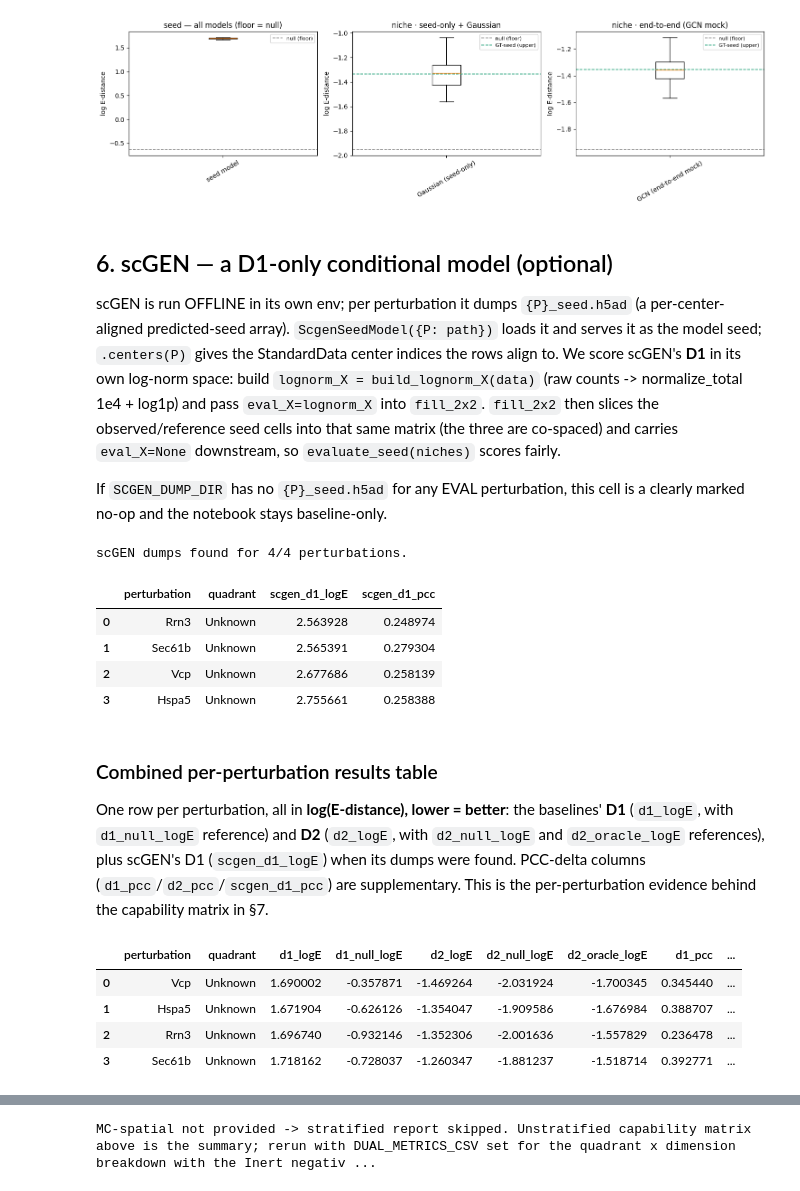
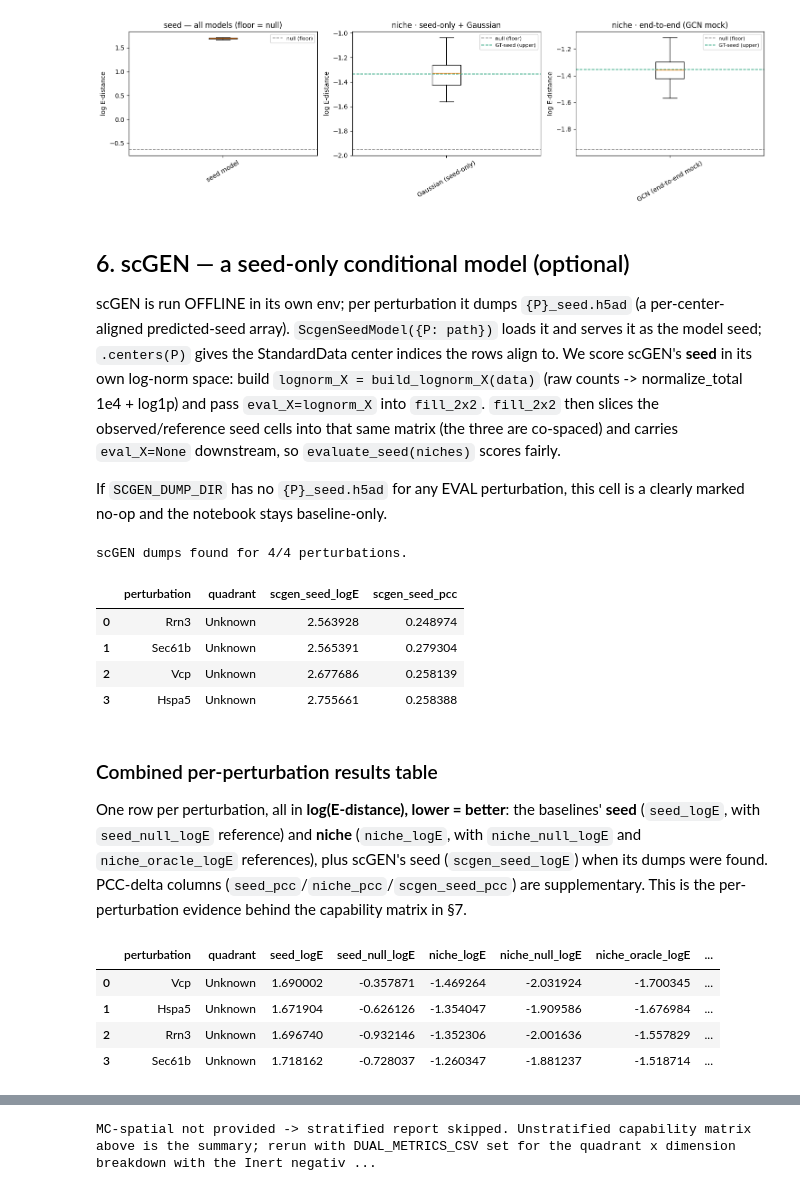
Before and after one commit to cz3900/sp-perturb-benchmark, a Jupyter notebook: notebooks/run_benchmark.executed.ipynb, the cells around one changed output, grey strips where cells are left out. Saved outputs shown, nothing was run; the diff lists cells and outputs as text; code cells hidden in the pictures.

```diff
--- a/notebooks/run_benchmark.executed.ipynb
+++ b/notebooks/run_benchmark.executed.ipynb
@@ -183,15 +183,15 @@ for p in EVAL:
     rows.append(dict(
         perturbation=p,
         quadrant=QUADRANT_OF.get(p, mcj.UNKNOWN),
-        d1_logE=_seed_logE(es.get('model', [])),            # D1 seed (TrivialSeed) log E
-        d1_null_logE=_seed_logE(es.get('null', [])),        # D1 control-seed reference
-        d2_logE=np.log(c['e']['model+learned']),            # D2 niche (deployable) log E
-        d2_null_logE=np.log(c['e']['null']),                # D2 no-effect reference
-        d2_oracle_logE=(np.log(c['e']['oracle']) if 'oracle' in c['e'] else float('nan')),  # D2 ceiling ref
-        d1_pcc=s['pcc_delta'], d2_pcc=c['pcc']['model+learned'],  # supplementary (PCC-delta)
+        seed_logE=_seed_logE(es.get('model', [])),          # seed (TrivialSeed) log E
+        seed_null_logE=_seed_logE(es.get('null', [])),      # seed control-seed reference
+        niche_logE=np.log(c['e']['model+learned']),         # niche (deployable) log E
+        niche_null_logE=np.log(c['e']['null']),             # niche no-effect reference
+        niche_oracle_logE=(np.log(c['e']['oracle']) if 'oracle' in c['e'] else float('nan')),  # niche ceiling ref
+        seed_pcc=s['pcc_delta'], niche_pcc=c['pcc']['model+learned'],  # supplementary (PCC-delta)
         leak_ok=res['leakage_pass'][p],
     ))
-# Sort by D2 log E ascending (lower = better); null/oracle columns are references, not scores.
-base_df = pd.DataFrame(rows).sort_values('d2_logE', ascending=True).reset_index(drop=True)
+# Sort by niche log E ascending (lower = better); null/oracle columns are references, not scores.
+base_df = pd.DataFrame(rows).sort_values('niche_logE', ascending=True).reset_index(drop=True)
 base_df
 # %% [output]
@@ -224,64 +224,64 @@ niche tier-2 : ['GCN (end-to-end mock)'] | refs ['null (floor)', 'GT-seed (upper
 [figure]
 [figure]
 # %% [markdown]
-## 6. scGEN — a D1-only conditional model (optional)
-scGEN is run OFFLINE in its own env; per perturbation it dumps `{P}_seed.h5ad` (a per-center-aligned predicted-seed array). `ScgenSeedModel({P: path})` loads it and serves it as the model seed; `.centers(P)` gives the StandardData center indices the rows align to. We score scGEN's **D1** in its own log-norm space: build `lognorm_X = build_lognorm_X(data)` (raw counts -> normalize_total 1e4 + log1p) and pass `eval_X=lognorm_X` into `fill_2x2`. `fill_2x2` then slices the observed/reference seed cells into that same matrix (the three are co-spaced) and carries `eval_X=None` downstream, so `evaluate_seed(niches)` scores fairly.
+## 6. scGEN — a seed-only conditional model (optional)
+scGEN is run OFFLINE in its own env; per perturbation it dumps `{P}_seed.h5ad` (a per-center-aligned predicted-seed array). `ScgenSeedModel({P: path})` loads it and serves it as the model seed; `.centers(P)` gives the StandardData center indices the rows align to. We score scGEN's **seed** in its own log-norm space: build `lognorm_X = build_lognorm_X(data)` (raw counts -> normalize_total 1e4 + log1p) and pass `eval_X=lognorm_X` into `fill_2x2`. `fill_2x2` then slices the observed/reference seed cells into that same matrix (the three are co-spaced) and carries `eval_X=None` downstream, so `evaluate_seed(niches)` scores fairly.
 
 If `SCGEN_DUMP_DIR` has no `{P}_seed.h5ad` for any EVAL perturbation, this cell is a clearly marked no-op and the notebook stays baseline-only.
 # %%
 from spbench.models.scgen_model import ScgenSeedModel
 
 scgen_paths = {}
 if SCGEN_DUMP_DIR:
     for p in EVAL:
         f = Path(SCGEN_DUMP_DIR) / f'{p}_seed.h5ad'
         if f.exists():
             scgen_paths[p] = str(f)
 
-scgen_d1 = {}        # perturbation -> {'pcc_delta','mse','n'} for scGEN's D1
+scgen_seed = {}        # perturbation -> {'pcc_delta','mse','n'} for scGEN's seed
 if scgen_paths:
     print(f'scGEN dumps found for {len(scgen_paths)}/{len(EVAL)} perturbations.')
     # scGEN's seed_pred lives in the log-norm space -> score there via eval_X=lognorm_X.
     lognorm_X = build_lognorm_X(data)                  # (n_cells, n_genes) log-norm matrix
     X_ref_agg = _control_reference_aggregate(data, edges)   # aggregate-control reference (G1)
     resid = _control_residuals(data)
     base_prop = GaussianProp().fit(data, edges)
     learned_prop = SimpleGCN(hidden=64, epochs=30).fit(data, edges)
     for p, path in scgen_paths.items():
         seed_model = ScgenSeedModel({p: path})         # offline loader; predict_seed is 2-arg
         grid = fill_2x2(data, p, edges, seed_model, base_prop, learned_prop, k_ref=K_REF,
                         X_ref=X_ref_agg, return_niches=True, residuals=resid,
-                        eval_X=lognorm_X)              # log-norm scoring space for D1
+                        eval_X=lognorm_X)              # log-norm scoring space for seed
         niches = grid['_niches']                        # eval_X already consumed into the matrix
-        scgen_d1[p] = evaluate_seed(niches, eval_X=niches.get('eval_X'))   # carried eval_X is None here
-    # scGEN D1 as log(E-distance) (lower = better); pcc kept supplementary.
+        scgen_seed[p] = evaluate_seed(niches, eval_X=niches.get('eval_X'))   # carried eval_X is None here
+    # scGEN seed as log(E-distance) (lower = better); pcc kept supplementary.
     sc_df = pd.DataFrame([dict(perturbation=p, quadrant=QUADRANT_OF.get(p, mcj.UNKNOWN),
-                               scgen_d1_logE=_seed_logE(v.get('e_samples', {}).get('model', [])),
-                               scgen_d1_pcc=v['pcc_delta'])
-                          for p, v in scgen_d1.items()])
+                               scgen_seed_logE=_seed_logE(v.get('e_samples', {}).get('model', [])),
+                               scgen_seed_pcc=v['pcc_delta'])
+                          for p, v in scgen_seed.items()])
     base_df = base_df.merge(sc_df.drop(columns='quadrant'), on='perturbation', how='left')
-    display(sc_df.sort_values('scgen_d1_logE', ascending=True).reset_index(drop=True))
+    display(sc_df.sort_values('scgen_seed_logE', ascending=True).reset_index(drop=True))
 else:
     print('NOTE: no scGEN {P}_seed.h5ad dumps found (SCGEN_DUMP_DIR unset/empty).')
-    print('      -> running BASELINE-ONLY; scGEN D1 columns are omitted.')
+    print('      -> running BASELINE-ONLY; scGEN seed columns are omitted.')
 # %% [output]
 scGEN dumps found for 4/4 perturbations.
-|  | perturbation | quadrant | scgen_d1_logE | scgen_d1_pcc |
+|  | perturbation | quadrant | scgen_seed_logE | scgen_seed_pcc |
 | 0 | Rrn3 | Unknown | 2.563928 | 0.248974 |
 | 1 | Sec61b | Unknown | 2.565391 | 0.279304 |
 | 2 | Vcp | Unknown | 2.677686 | 0.258139 |
 | 3 | Hspa5 | Unknown | 2.755661 | 0.258388 |
 # %% [markdown]
 ### Combined per-perturbation results table
-One row per perturbation, all in **log(E-distance), lower = better**: the baselines' **D1** (`d1_logE`, with `d1_null_logE` reference) and **D2** (`d2_logE`, with `d2_null_logE` and `d2_oracle_logE` references), plus scGEN's D1 (`scgen_d1_logE`) when its dumps were found. PCC-delta columns (`d1_pcc`/`d2_pcc`/`scgen_d1_pcc`) are supplementary. This is the per-perturbation evidence behind the capability matrix in §7.
+One row per perturbation, all in **log(E-distance), lower = better**: the baselines' **seed** (`seed_logE`, with `seed_null_logE` reference) and **niche** (`niche_logE`, with `niche_null_logE` and `niche_oracle_logE` references), plus scGEN's seed (`scgen_seed_logE`) when its dumps were found. PCC-delta columns (`seed_pcc`/`niche_pcc`/`scgen_seed_pcc`) are supplementary. This is the per-perturbation evidence behind the capability matrix in §7.
 # %%
 base_df
 # %% [output]
-|  | perturbation | quadrant | d1_logE | d1_null_logE | d2_logE | d2_null_logE | d2_oracle_logE | d1_pcc | ... |
-| 0 | Vcp | Unknown | 1.690002 | -0.357871 | -1.469264 | -2.031924 | -1.700345 | 0.345440 | ... |
-| 1 | Hspa5 | Unknown | 1.671904 | -0.626126 | -1.354047 | -1.909586 | -1.676984 | 0.388707 | ... |
-| 2 | Rrn3 | Unknown | 1.696740 | -0.932146 | -1.352306 | -2.001636 | -1.557829 | 0.236478 | ... |
-| 3 | Sec61b | Unknown | 1.718162 | -0.728037 | -1.260347 | -1.881237 | -1.518714 | 0.392771 | ... |
+|  | perturbation | quadrant | seed_logE | seed_null_logE | niche_logE | niche_null_logE | niche_oracle_logE | ... |
+| 0 | Vcp | Unknown | 1.690002 | -0.357871 | -1.469264 | -2.031924 | -1.700345 | ... |
+| 1 | Hspa5 | Unknown | 1.671904 | -0.626126 | -1.354047 | -1.909586 | -1.676984 | ... |
+| 2 | Rrn3 | Unknown | 1.696740 | -0.932146 | -1.352306 | -2.001636 | -1.557829 | ... |
+| 3 | Sec61b | Unknown | 1.718162 | -0.728037 | -1.260347 | -1.881237 | -1.518714 | ... |
 # %% [markdown]
 ## 7. Capability matrix + stratified report
 The **capability matrix** below reports each model x dimension as **mean log(E-distance) (LOWER = better)**, with `null`/`oracle` as **reference rows** (never subtracted). A model is only scored on the dims it covers (NaN otherwise).
```
Also changed, not shown: parts of 17 cells of this notebook, 1 other file.
